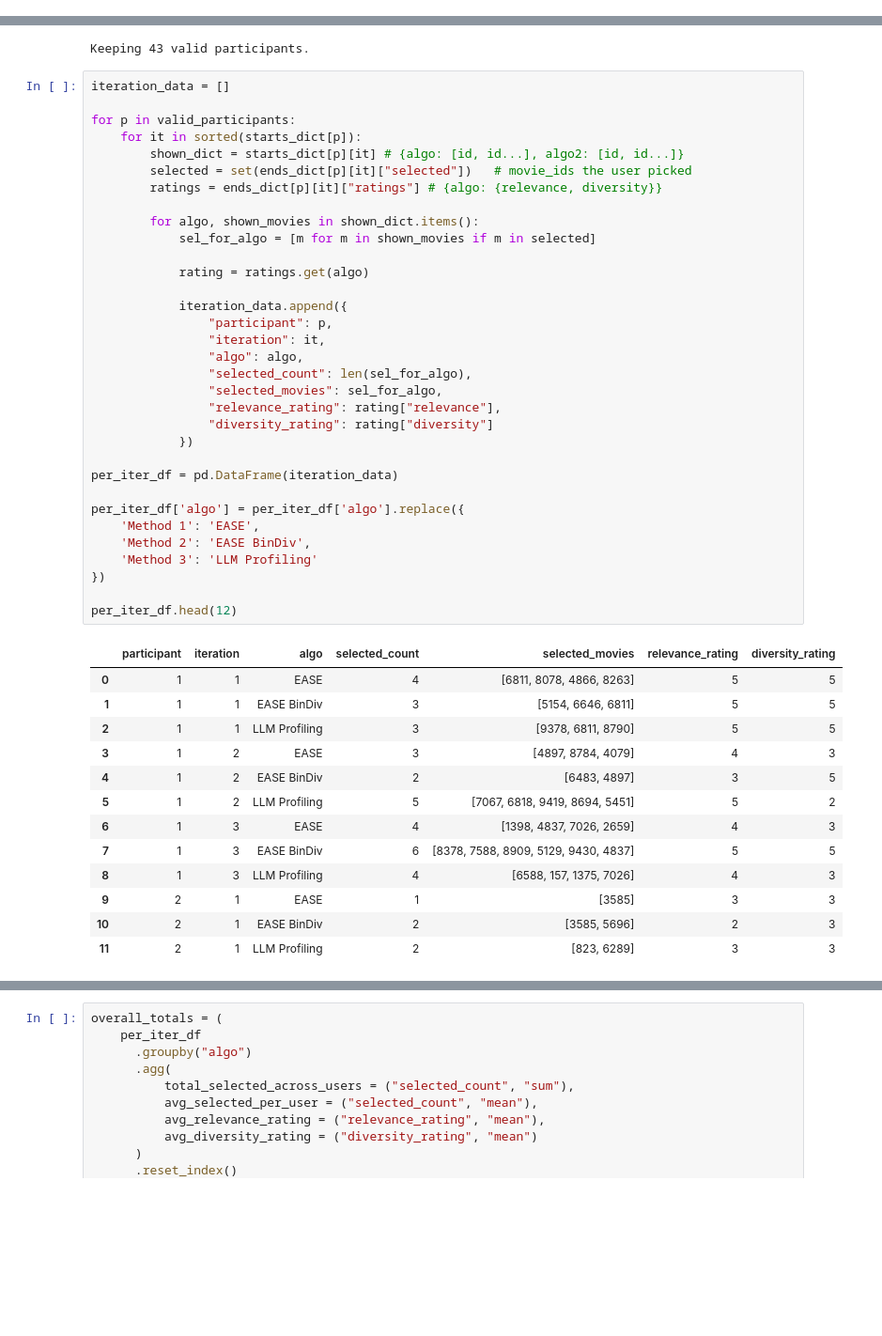
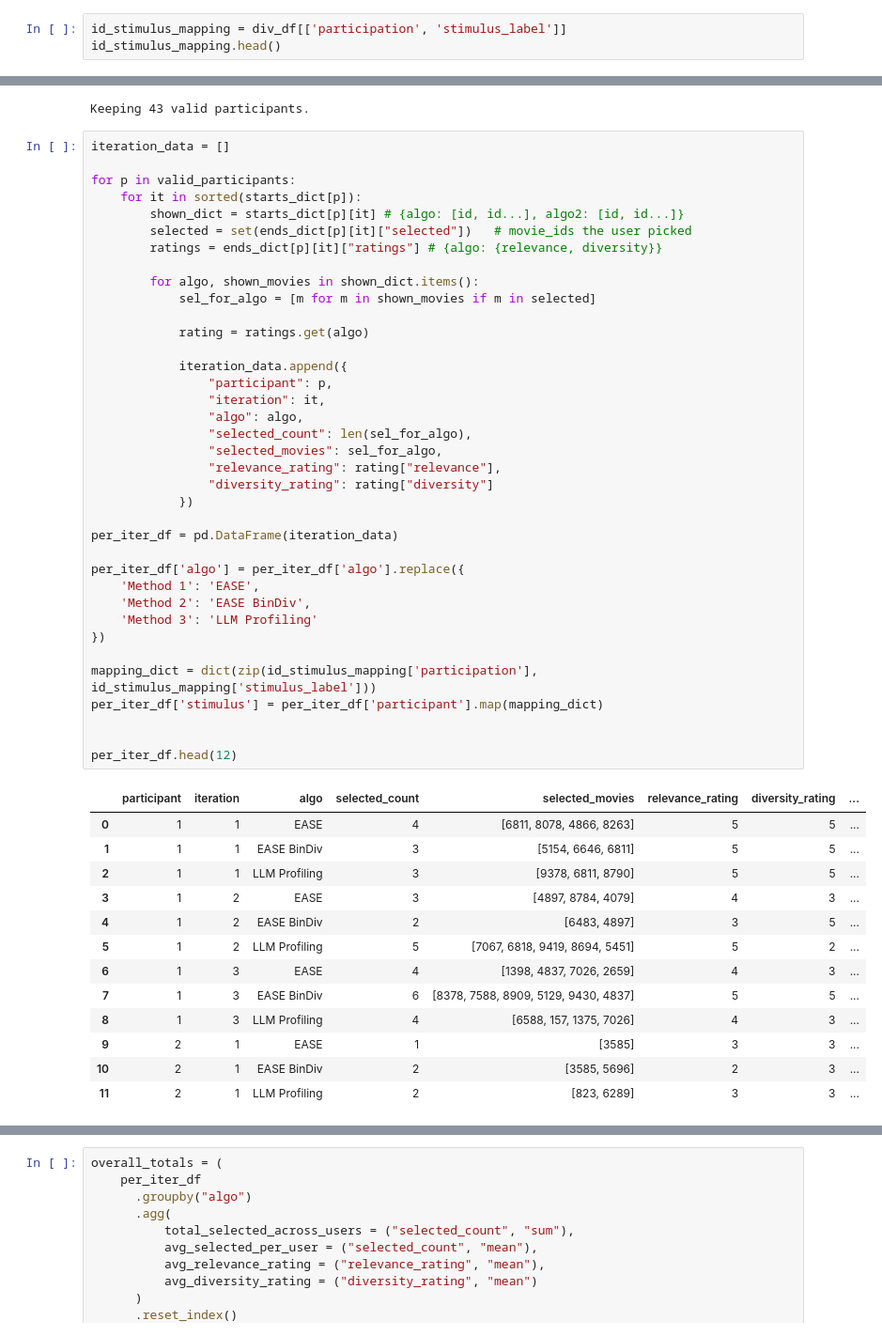
Before and after one commit to RichardFedak/llm-diversity, a Jupyter notebook: experiment/EasyStudy/reporting/report.ipynb, the cells around one changed output, grey strips where cells are left out. Shown at 94% size. Saved outputs shown, nothing was run; the diff lists cells and outputs as text; blank space fills up the shorter version.

```diff
--- a/experiment/EasyStudy/reporting/report.ipynb
+++ b/experiment/EasyStudy/reporting/report.ipynb
@@ -246,3 +246,6 @@ div_df.head(5)
 | 2 | 192 | 4 | diversity-perception-ended | 2025-07-13 16:21:01.317508 | {"sim_genres": [{"rating": 3, "ge... | 0.133235 | plot | ... |
 | 3 | 515 | 5 | diversity-perception-ended | 2025-07-13 16:26:07.932201 | {"sim_genres": [{"rating": 3, "ge... | -1.009455 | genres | ... |
 | 4 | 567 | 6 | diversity-perception-ended | 2025-07-13 16:32:12.875247 | {"sim_genres": [{"rating": 4, "ge... | 0.555714 | plot | ... |
+# %%
+id_stimulus_mapping = div_df[['participation', 'stimulus_label']]
+id_stimulus_mapping.head()
@@ -436,45 +447,49 @@ for p in valid_participants:
     for it in sorted(starts_dict[p]):
         shown_dict = starts_dict[p][it] # {algo: [id, id...], algo2: [id, id...]}
         selected = set(ends_dict[p][it]["selected"])   # movie_ids the user picked
         ratings = ends_dict[p][it]["ratings"] # {algo: {relevance, diversity}}
 
         for algo, shown_movies in shown_dict.items():
             sel_for_algo = [m for m in shown_movies if m in selected]
 
             rating = ratings.get(algo)
 
             iteration_data.append({
                 "participant": p,
                 "iteration": it,
                 "algo": algo,
                 "selected_count": len(sel_for_algo),
                 "selected_movies": sel_for_algo,
                 "relevance_rating": rating["relevance"],
                 "diversity_rating": rating["diversity"]
             })
 
 per_iter_df = pd.DataFrame(iteration_data)
 
 per_iter_df['algo'] = per_iter_df['algo'].replace({
     'Method 1': 'EASE',
     'Method 2': 'EASE BinDiv',
     'Method 3': 'LLM Profiling'
 })
 
+mapping_dict = dict(zip(id_stimulus_mapping['participation'], id_stimulus_mapping['stimulus_label']))
+per_iter_df['stimulus'] = per_iter_df['participant'].map(mapping_dict)
+
+
 per_iter_df.head(12)
 # %% [output]
-|  | participant | iteration | algo | selected_count | selected_movies | relevance_rating | diversity_rating |
-| 0 | 1 | 1 | EASE | 4 | [6811, 8078, 4866, 8263] | 5 | 5 |
-| 1 | 1 | 1 | EASE BinDiv | 3 | [5154, 6646, 6811] | 5 | 5 |
-| 2 | 1 | 1 | LLM Profiling | 3 | [9378, 6811, 8790] | 5 | 5 |
-| 3 | 1 | 2 | EASE | 3 | [4897, 8784, 4079] | 4 | 3 |
-| 4 | 1 | 2 | EASE BinDiv | 2 | [6483, 4897] | 3 | 5 |
-| 5 | 1 | 2 | LLM Profiling | 5 | [7067, 6818, 9419, 8694, 5451] | 5 | 2 |
-| 6 | 1 | 3 | EASE | 4 | [1398, 4837, 7026, 2659] | 4 | 3 |
-| 7 | 1 | 3 | EASE BinDiv | 6 | [8378, 7588, 8909, 5129, 9430, 4837] | 5 | 5 |
-| 8 | 1 | 3 | LLM Profiling | 4 | [6588, 157, 1375, 7026] | 4 | 3 |
-| 9 | 2 | 1 | EASE | 1 | [3585] | 3 | 3 |
-| 10 | 2 | 1 | EASE BinDiv | 2 | [3585, 5696] | 2 | 3 |
-| 11 | 2 | 1 | LLM Profiling | 2 | [823, 6289] | 3 | 3 |
+|  | participant | iteration | algo | selected_count | selected_movies | relevance_rating | diversity_rating | ... |
+| 0 | 1 | 1 | EASE | 4 | [6811, 8078, 4866, 8263] | 5 | 5 | ... |
+| 1 | 1 | 1 | EASE BinDiv | 3 | [5154, 6646, 6811] | 5 | 5 | ... |
+| 2 | 1 | 1 | LLM Profiling | 3 | [9378, 6811, 8790] | 5 | 5 | ... |
+| 3 | 1 | 2 | EASE | 3 | [4897, 8784, 4079] | 4 | 3 | ... |
+| 4 | 1 | 2 | EASE BinDiv | 2 | [6483, 4897] | 3 | 5 | ... |
+| 5 | 1 | 2 | LLM Profiling | 5 | [7067, 6818, 9419, 8694, 5451] | 5 | 2 | ... |
+| 6 | 1 | 3 | EASE | 4 | [1398, 4837, 7026, 2659] | 4 | 3 | ... |
+| 7 | 1 | 3 | EASE BinDiv | 6 | [8378, 7588, 8909, 5129, 9430, 4837] | 5 | 5 | ... |
+| 8 | 1 | 3 | LLM Profiling | 4 | [6588, 157, 1375, 7026] | 4 | 3 | ... |
+| 9 | 2 | 1 | EASE | 1 | [3585] | 3 | 3 | ... |
+| 10 | 2 | 1 | EASE BinDiv | 2 | [3585, 5696] | 2 | 3 | ... |
+| 11 | 2 | 1 | LLM Profiling | 2 | [823, 6289] | 3 | 3 | ... |
 # %%
 grouped_per_iter_selections_df = per_iter_df.groupby(['iteration', 'algo'])[['selected_count']].mean().reset_index()
```
Also changed, not shown: parts of 9 cells of this notebook.
